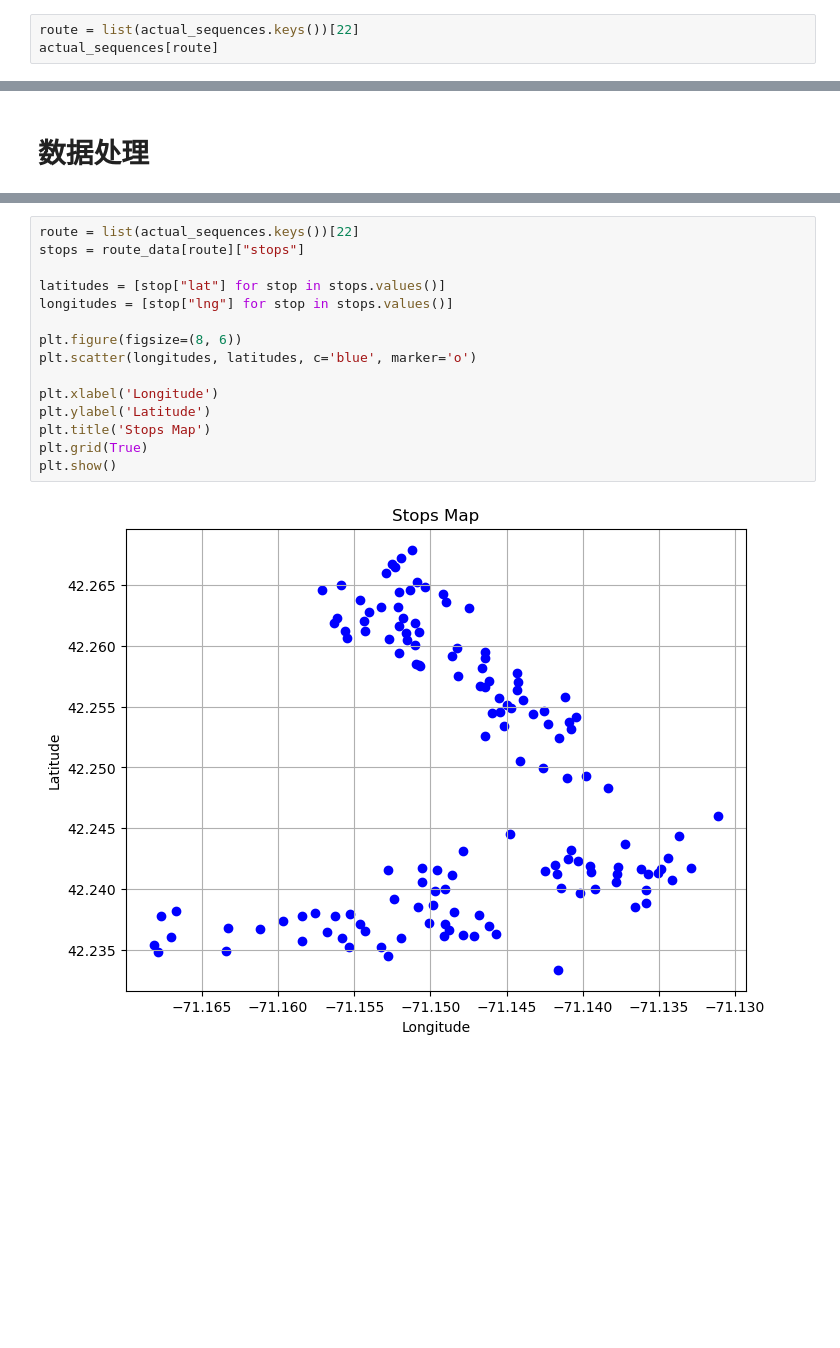
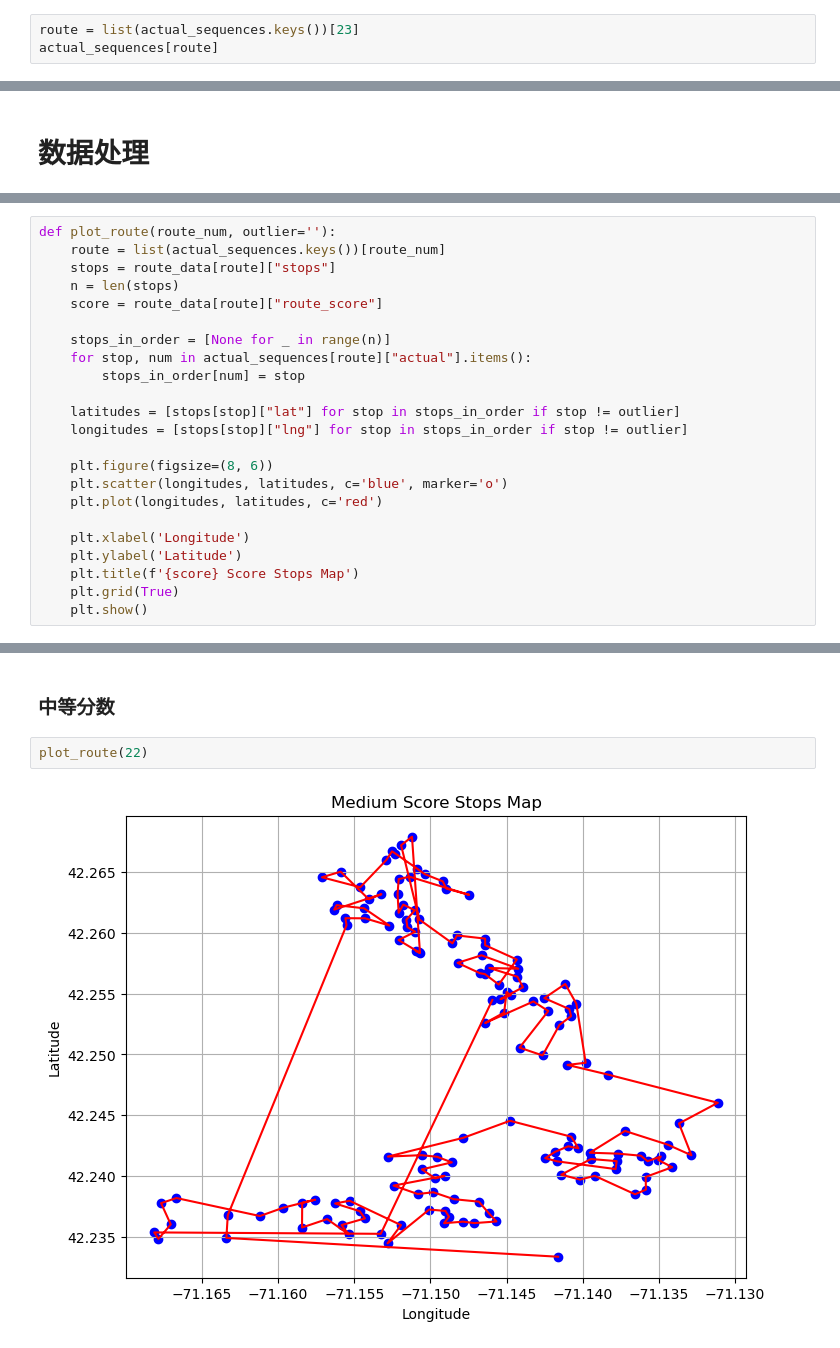
Before and after one commit to QYsaltyfish/Modeling-and-Optimization-Group, a Jupyter notebook: Code/model_build/model_build.ipynb, the cells around one changed output, grey strips where cells are left out. Cells and saved outputs as stored; diff of their text form; blank space fills up the shorter version.

Commit message:
Added plots for actual routes with different scores

```diff
--- a/Code/model_build/model_build.ipynb
+++ b/Code/model_build/model_build.ipynb
@@ -11,6 +11,6 @@ travel_times = pickle.load(open(f"./pkl/travel_times.pkl", "rb"))
 # %% [markdown]
 ## 某一组数据
 # %%
-route = list(actual_sequences.keys())[22]
+route = list(actual_sequences.keys())[23]
 actual_sequences[route]
 # %% [output]
@@ -103,0 +104,23 @@ max(len(route["stops"]) for route in route_data.values())
+# %%
+def plot_route(route_num, outlier=''):
+    route = list(actual_sequences.keys())[route_num]
+    stops = route_data[route]["stops"]
+    n = len(stops)
+    score = route_data[route]["route_score"]
+
+    stops_in_order = [None for _ in range(n)]
+    for stop, num in actual_sequences[route]["actual"].items():
+        stops_in_order[num] = stop
+
+    latitudes = [stops[stop]["lat"] for stop in stops_in_order if stop != outlier]
+    longitudes = [stops[stop]["lng"] for stop in stops_in_order if stop != outlier]
+
+    plt.figure(figsize=(8, 6))
+    plt.scatter(longitudes, latitudes, c='blue', marker='o')
+    plt.plot(longitudes, latitudes, c='red')
+
+    plt.xlabel('Longitude')
+    plt.ylabel('Latitude')
+    plt.title(f'{score} Score Stops Map')
+    plt.grid(True)
+    plt.show()
@@ -104,17 +133,6 @@ max(len(route["stops"]) for route in route_data.values())
+# %% [markdown]
+### 中等分数
 # %%
-route = list(actual_sequences.keys())[22]
-stops = route_data[route]["stops"]
-
-latitudes = [stop["lat"] for stop in stops.values()]
-longitudes = [stop["lng"] for stop in stops.values()]
-
-plt.figure(figsize=(8, 6))
-plt.scatter(longitudes, latitudes, c='blue', marker='o')
-
-plt.xlabel('Longitude')
-plt.ylabel('Latitude')
-plt.title('Stops Map')
-plt.grid(True)
-plt.show()
+plot_route(22)
 # %% [output]
-[figure, old version]
+[figure, new version]
```
Also changed, not shown: parts of 12 cells of this notebook, 3 other files.
